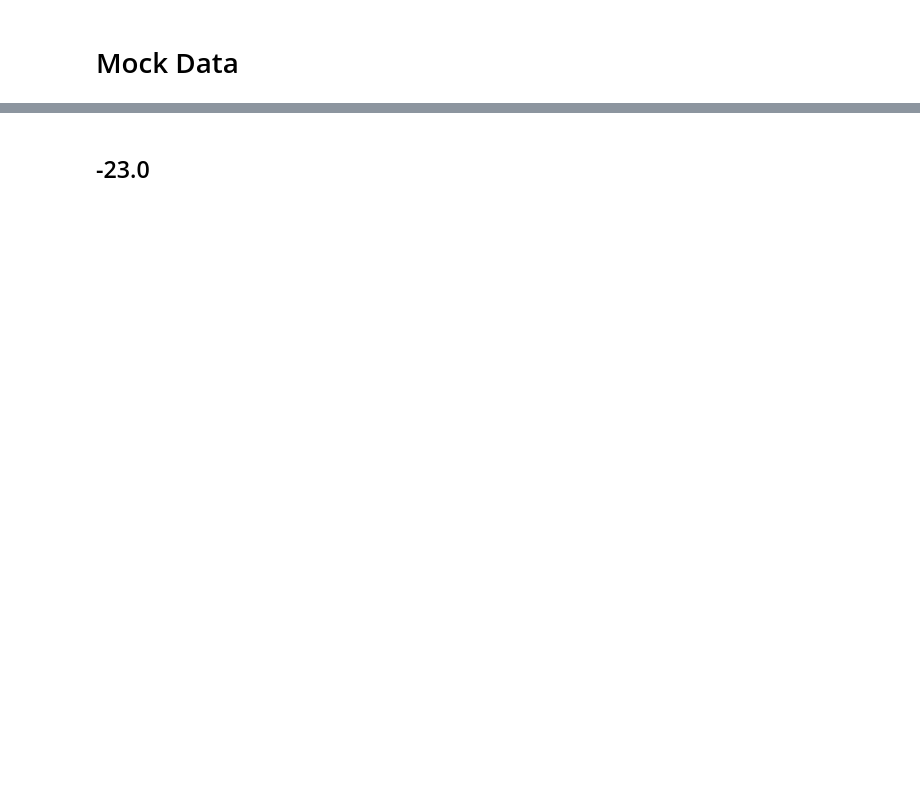
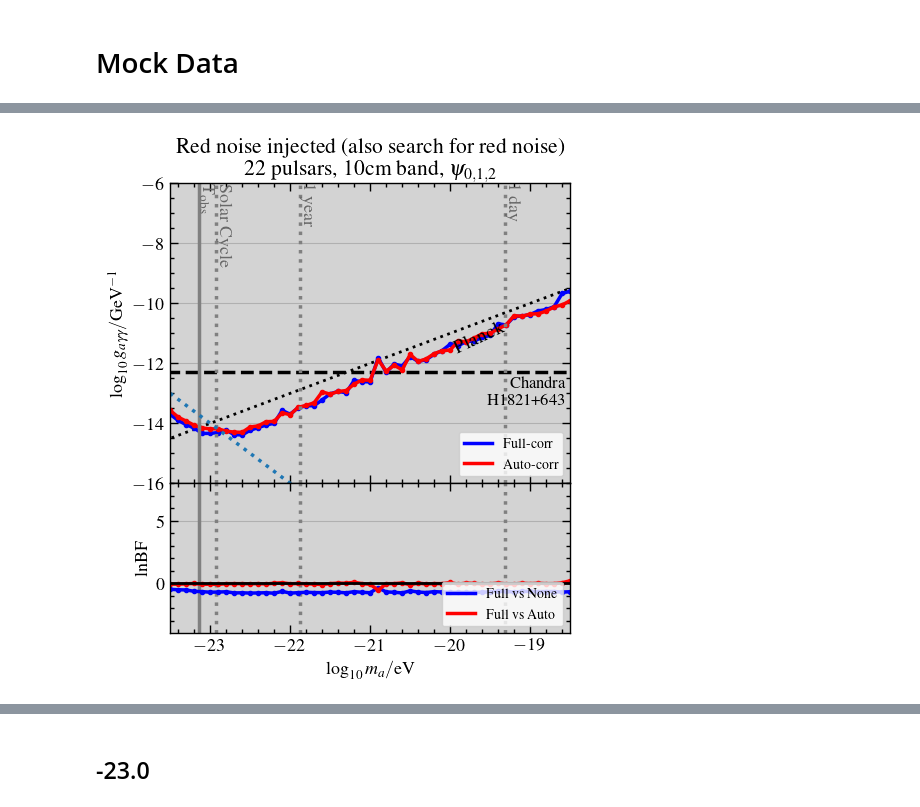
Before and after one commit to XueXiao-Physics/PPA, a Jupyter notebook: 2_Result.ipynb, the cells around one changed output, grey strips where cells are left out. Saved outputs shown, nothing was run; the diff lists cells and outputs as text; code cells hidden in the pictures; blank space fills up the shorter version.

```diff
--- a/2_Result.ipynb
+++ b/2_Result.ipynb
@@ -373,0 +349,64 @@ make_bf_plot(axes[1],l10ma,lbf_af ,lbf_nf )
+# %%
+# True
+fig,axes = plt.subplots(2,1,figsize=(5,6),sharex=True,gridspec_kw={'height_ratios': [4, 2]})
+lbf_nf = None; lbf_af = None; ul_auto= None; ul_full=None;
+plt.subplots_adjust(left=0.15,
+                    bottom=0.10,
+                    right=0.95,
+                    top=0.85,
+                    wspace=0.0,
+                    hspace=0.0)
+
+
+l10ma = np.arange(0,51)*0.1 -23.5
+
+
+ul_auto = np.array([-1.823, -2.151, -2.381, -2.619, -2.812, -2.94 , -3.039, -3.218,
+       -3.347, -3.455, -3.377, -3.441, -3.401, -3.491, -3.306, -3.468,
+       -3.321, -3.361, -3.368, -3.108, -3.283, -3.294, -3.363, -3.247,
+       -3.207, -3.321, -2.732, -3.218, -3.122, -3.37 , -2.96 , -3.292,
+       -3.309, -3.232, -3.236, -3.313, -3.118, -3.233, -3.214, -3.17 ,
+       -3.254, -3.205, -3.174, -2.966, -3.087, -3.112, -3.204, -3.215,
+       -3.174, -3.21 , -3.167])
+
+ul_full = np.array([-1.957, -2.26 , -2.501, -2.714, -2.992, -3.091, -3.163, -3.182,
+       -3.432, -3.543, -3.487, -3.499, -3.511, -3.553, -3.223, -3.454,
+       -3.335, -3.372, -3.466, -3.374, -3.272, -3.293, -3.434, -3.126,
+       -3.27 , -3.372, -2.669, -3.261, -3.077, -3.245, -3.031, -3.292,
+       -3.336, -3.255, -3.23 , -3.119, -3.27 , -3.23 , -3.312, -3.291,
+       -3.325, -3.036, -3.178, -2.997, -3.077, -3.13 , -3.108, -3.161,
+       -3.166, -2.826, -2.855])
+
+
+axes[0].set_facecolor('lightgray')
+make_ul_plot(axes[0],l10ma,ul_auto,ul_full)
+axes[0].set_title("Red noise injected (also search for red noise)\n 22 pulsars, 10cm band,"+r" $\psi_{0,1,2}$")
+axes[0].plot(l10ma , -13-2*(l10ma+23.5),':')
+
+
+lbf_af = np.array([-0.066, -0.068, -0.039, -0.008, -0.079, -0.068, -0.084, -0.025,
+       -0.024, -0.024, -0.036, -0.022, -0.047,  0.01 ,  0.048, -0.034,
+       -0.012, -0.034, -0.058, -0.095, -0.019,  0.019,  0.007,  0.089,
+       -0.025, -0.07 , -0.553, -0.027, -0.022,  0.034, -0.107,  0.017,
+       -0.05 , -0.019, -0.025,  0.069, -0.069,  0.029, -0.006, -0.047,
+       -0.037,  0.029, -0.039, -0.048,  0.015, -0.023,  0.014, -0.025,
+       -0.019,  0.047,  0.209])
+
+
+
+
+lbf_nf = np.array([-0.478, -0.511, -0.528, -0.638, -0.665, -0.709, -0.695, -0.673,
+       -0.766, -0.754, -0.779, -0.767, -0.748, -0.791, -0.642, -0.779,
+       -0.745, -0.715, -0.738, -0.743, -0.7  , -0.717, -0.757, -0.665,
+       -0.717, -0.749, -0.352, -0.69 , -0.713, -0.766, -0.601, -0.696,
+       -0.735, -0.663, -0.694, -0.714, -0.71 , -0.717, -0.713, -0.714,
+       -0.673, -0.643, -0.644, -0.694, -0.647, -0.646, -0.666, -0.655,
+       -0.656, -0.7  , -0.67 ])
+
+
+axes[1].set_facecolor('lightgray')
+make_bf_plot(axes[1],l10ma,lbf_af,lbf_nf)
+#plt.savefig("Figures/ul_bf_iono_10.pdf")
+#plt.savefig("Figures/mock1.jpg")
+# %% [output]
+[figure, added]
```
Also changed, not shown: parts of 23 cells of this notebook, 2 other files.
